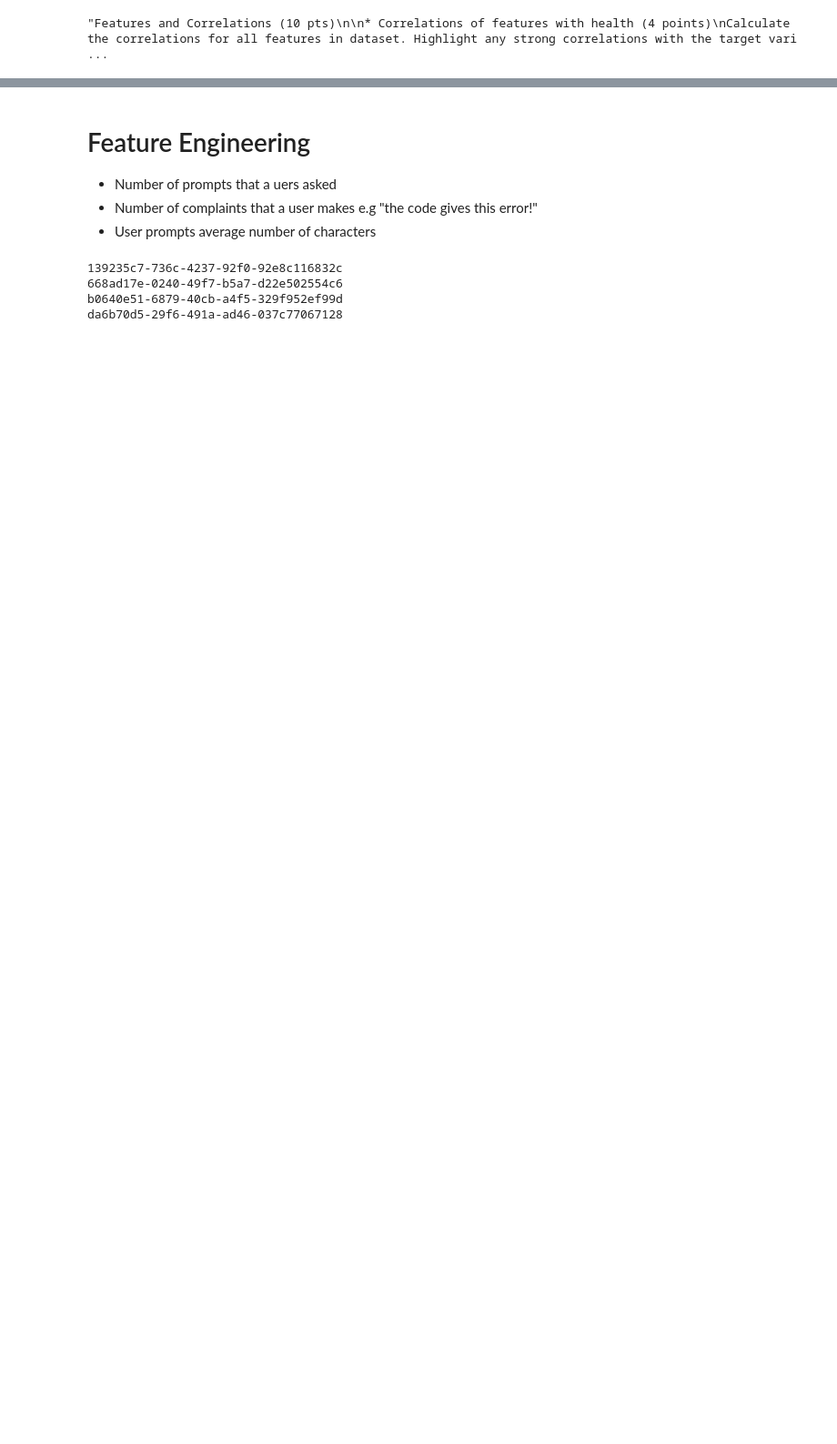
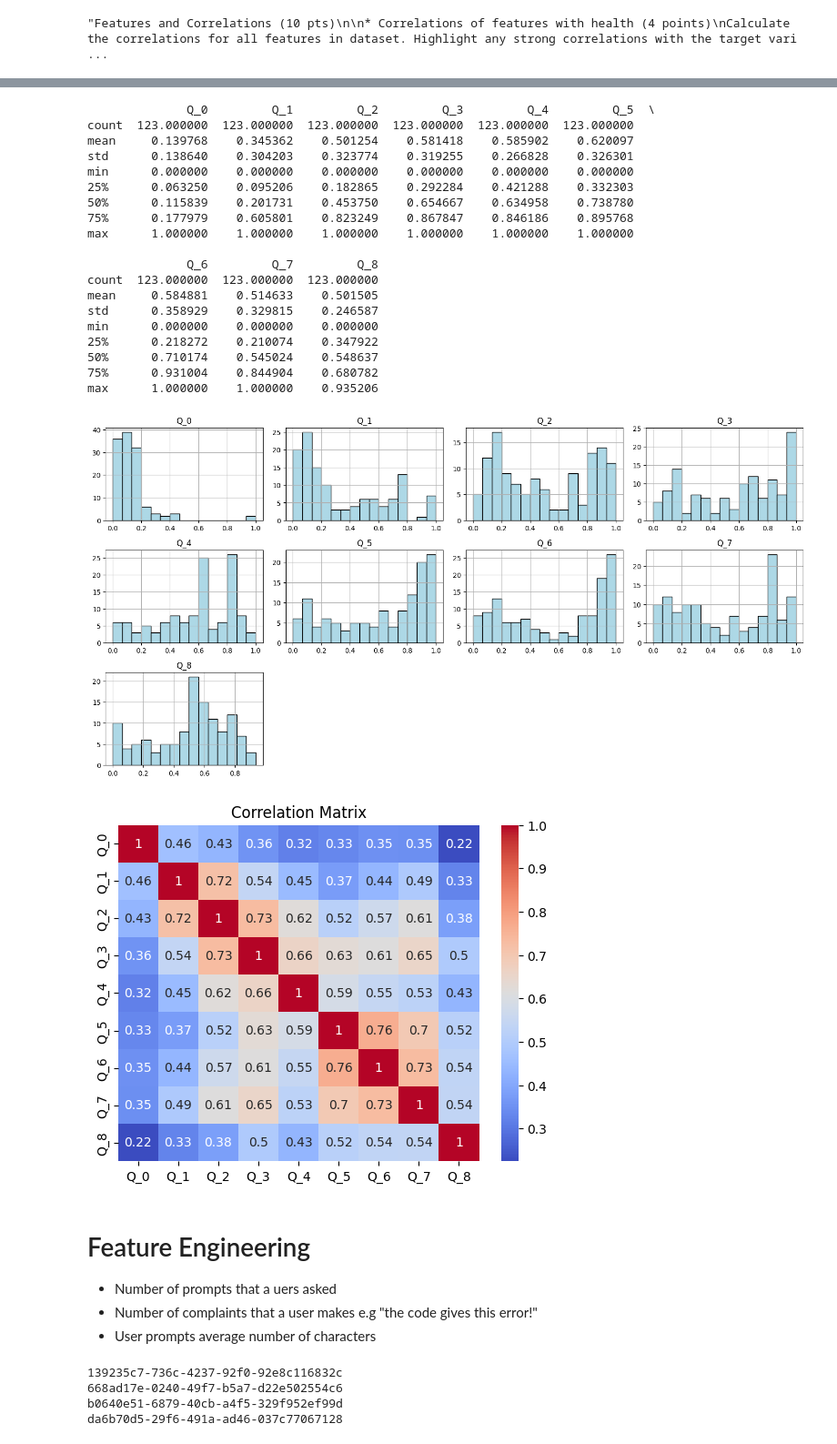
Before and after one commit to AtaErnam/CS412_Project, a Jupyter notebook: hw_score_predict.ipynb, the cells around one changed output, grey strips where cells are left out. Shown: that part at 91% size. Drawn from its saved outputs; the diff is of its cells as text; code cells hidden in the pictures; blank space fills up the shorter version.

```diff
--- a/hw_score_predict.ipynb
+++ b/hw_score_predict.ipynb
@@ -259,4 +313,49 @@ question_mapping_scores
 123 rows × 10 columns
+# %%
+
+question_mapping_scores = pd.DataFrame(code2questionmapping).T
+question_mapping_scores.reset_index(inplace=True)
+question_mapping_scores.rename(columns={i: f"Q_{i}" for i in range(len(questions))}, inplace=True)
+question_mapping_scores.rename(columns={"index" : "code"}, inplace=True)
+
+# Exploratory Data Analysis (EDA)
+
+# Basic Descriptive Statistics
+print(question_mapping_scores.describe())
+
+# Histograms for numeric features
+question_mapping_scores.hist(bins=15, figsize=(15, 10), layout=(4, 4), color='lightblue', edgecolor='black')
+plt.tight_layout()
+plt.show()
+
+# Correlation matrix
+
+corr_matrix = question_mapping_scores.corr()
+sns.heatmap(corr_matrix, annot=True, cmap='coolwarm')
+plt.title('Correlation Matrix')
+plt.show()
+# %% [output]
+              Q_0         Q_1         Q_2         Q_3         Q_4         Q_5  \
+count  123.000000  123.000000  123.000000  123.000000  123.000000  123.000000
+mean     0.139768    0.345362    0.501254    0.581418    0.585902    0.620097
+std      0.138640    0.304203    0.323774    0.319255    0.266828    0.326301
+min      0.000000    0.000000    0.000000    0.000000    0.000000    0.000000
+25%      0.063250    0.095206    0.182865    0.292284    0.421288    0.332303
+50%      0.115839    0.201731    0.453750    0.654667    0.634958    0.738780
+75%      0.177979    0.605801    0.823249    0.867847    0.846186    0.895768
+max      1.000000    1.000000    1.000000    1.000000    1.000000    1.000000
+
+              Q_6         Q_7         Q_8
+count  123.000000  123.000000  123.000000
+mean     0.584881    0.514633    0.501505
+std      0.358929    0.329815    0.246587
+min      0.000000    0.000000    0.000000
+25%      0.218272    0.210074    0.347922
+50%      0.710174    0.545024    0.548637
+75%      0.931004    0.844904    0.680782
+max      1.000000    1.000000    0.935206
+[figure, added]
+[figure, added]
 # %% [markdown]
 # Feature Engineering
 - Number of prompts that a uers asked
```
Also changed, not shown: parts of 13 cells of this notebook.
